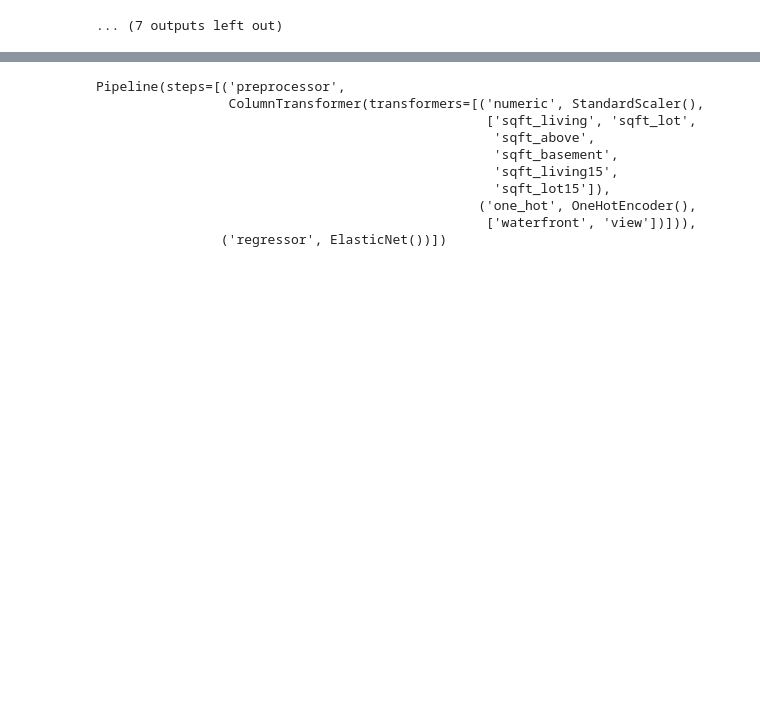
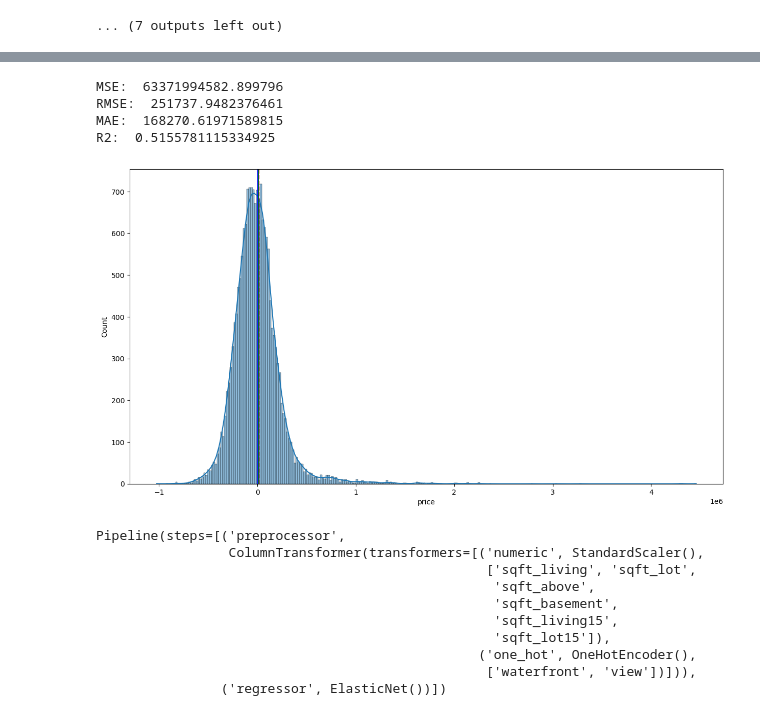
Before and after one commit to COGS118A/Group020-SP23, a Jupyter notebook: FinalProject_Appendix.ipynb, the cells around one changed output, grey strips where cells are left out. Drawn from its saved outputs; the diff is of its cells as text; code cells hidden in the pictures; blank space fills up the shorter version.

```diff
--- a/FinalProject_Appendix.ipynb
+++ b/FinalProject_Appendix.ipynb
@@ -77,3 +77,20 @@ for i in df.columns:
 X = df.drop('price', axis=1)
 y = df['price']
 X_test, X_train, y_test, y_train = train_test_split(X, y, test_size=0.2, random_state=42)
+# %%
+# create a pipeline for linear regression
+numeric_features = ['sqft_living', 'sqft_lot', 'sqft_above', 'sqft_basement','sqft_living15', 'sqft_lot15']
+one_hot_features = ['floors']
+onehot = OneHotEncoder()
+scaler = StandardScaler()
+preprocessor = ColumnTransformer(
+    transformers=[
+        ('numeric', scaler, numeric_features),
+        ('one_hot', onehot, one_hot_features)
+    ])
+pipe_lr = Pipeline([
+    ('preprocessor', preprocessor),
+    ('regressor', LinearRegression())
+])
+# %%
+pipe_lr.fit(X_train, y_train)
@@ -80,3 +108,25 @@ X_test, X_train, y_test, y_train = train_test_split(X, y, test_size=0.2, random_
+# %%
+y_hat_lr = pipe_lr.predict(X_test)
+# %%
+# Evaluate the model
+print('MSE: ', mean_squared_error(y_test, y_hat_lr))
+print('RMSE: ', np.sqrt(mean_squared_error(y_test, y_hat_lr)))
+print('MAE: ', np.mean(np.abs(y_test - y_hat_lr)))
+print('R2: ', r2_score(y_test, y_hat_lr))
+
+# plot the error
+plt.figure(figsize=(15,8))
+sns.histplot(y_test-y_hat_lr, kde=True)
+plt.axvline(mean, color='r', linestyle='--', label="Mean")
+plt.axvline(median, color='g', linestyle='-', label="Median")
+plt.axvline(mode, color='b', linestyle='-', label="Mode")
+plt.show()
+# %% [output]
+MSE:  63371994582.899796
+RMSE:  251737.9482376461
+MAE:  168270.61971589815
+R2:  0.5155781115334925
+[figure, added]
 # %%
 # Create a pipeline
 numeric_features = ['sqft_living', 'sqft_lot', 'sqft_above', 'sqft_basement','sqft_living15', 'sqft_lot15']
```
Also changed, not shown: parts of 2 cells of this notebook, 1 other file.
